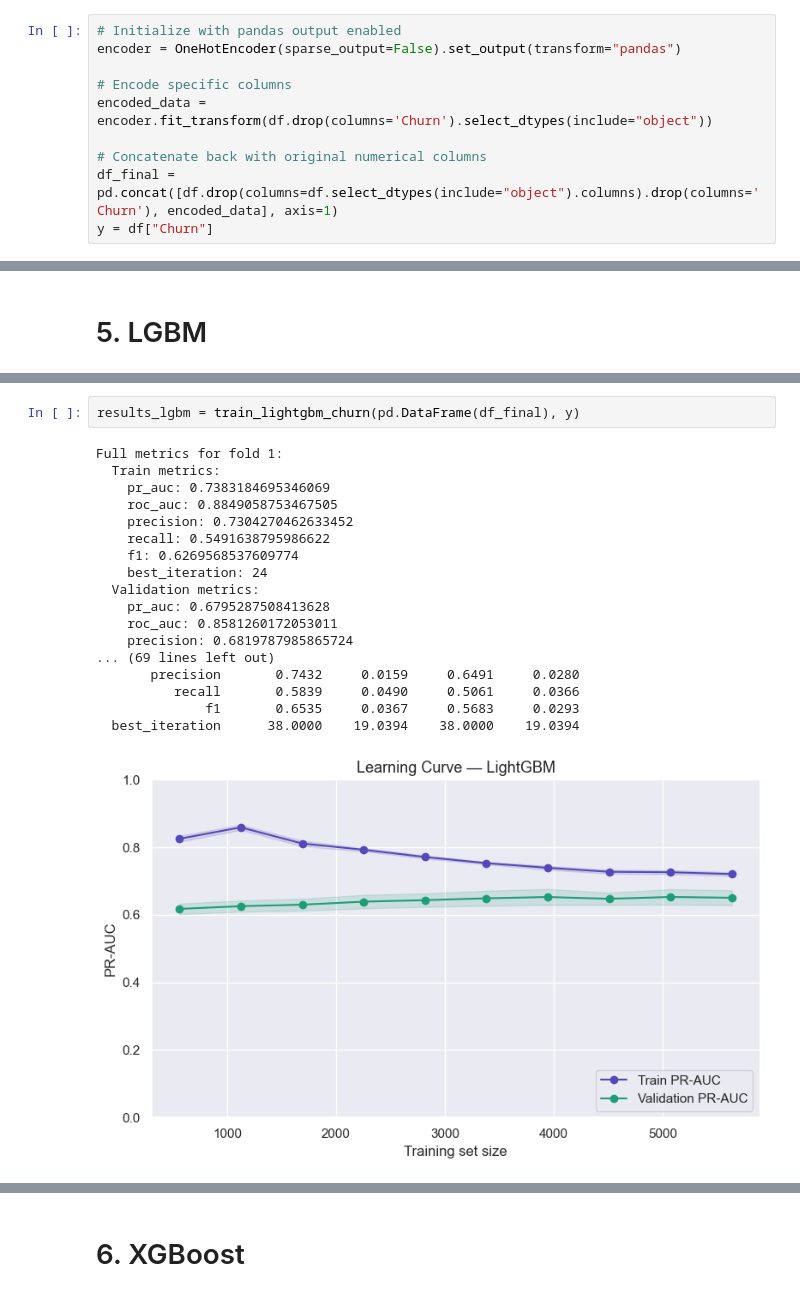
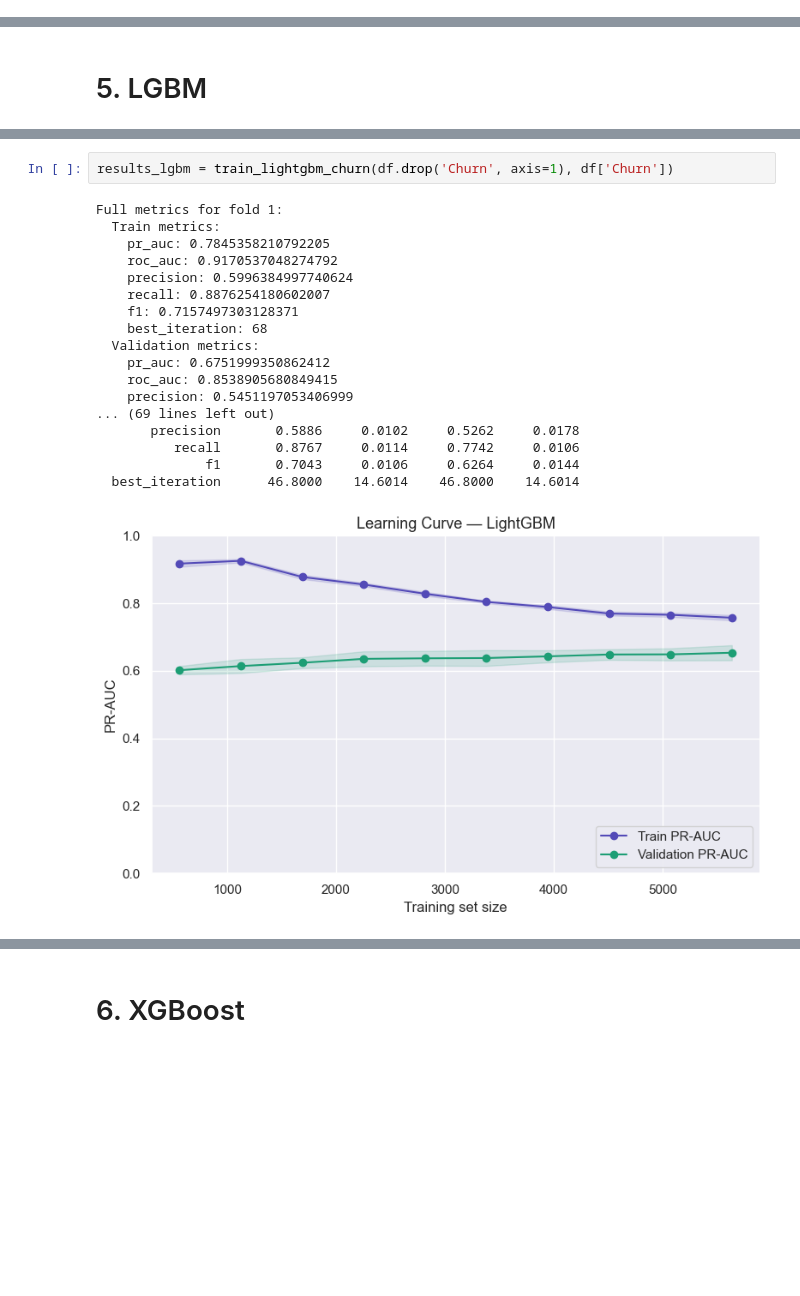
Before and after one commit to Jvsierra/churn_prediction, a Jupyter notebook: notebooks/Experiment - Predict Churn or No Churn.ipynb, the cells around one changed output, grey strips where cells are left out. Drawn from its saved outputs; the diff is of its cells as text; blank space fills up the shorter version.

```diff
--- a/notebooks/Experiment - Predict Churn or No Churn.ipynb
+++ b/notebooks/Experiment - Predict Churn or No Churn.ipynb
@@ -390,14 +444,4 @@ def train_logistic_regression_churn(
             "val_scores":   val_scores,
         },
     }
-# %%
-# Initialize with pandas output enabled
-encoder = OneHotEncoder(sparse_output=False).set_output(transform="pandas")
-
-# Encode specific columns
-encoded_data = encoder.fit_transform(df.drop(columns='Churn').select_dtypes(include="object"))
-
-# Concatenate back with original numerical columns
-df_final = pd.concat([df.drop(columns=df.select_dtypes(include="object").columns).drop(columns='Churn'), encoded_data], axis=1)
-y = df["Churn"]
 # %%
@@ -973,26 +1113,26 @@ def train_lightgbm_churn(
         },
     }
 # %%
-results_lgbm = train_lightgbm_churn(pd.DataFrame(df_final), y)
+results_lgbm = train_lightgbm_churn(df.drop('Churn', axis=1), df['Churn'])
 # %% [output]
 Full metrics for fold 1:
   Train metrics:
-    pr_auc: 0.7383184695346069
-    roc_auc: 0.8849058753467505
-    precision: 0.7304270462633452
-    recall: 0.5491638795986622
-    f1: 0.6269568537609774
-    best_iteration: 24
+    pr_auc: 0.7845358210792205
+    roc_auc: 0.9170537048274792
+    precision: 0.5996384997740624
+    recall: 0.8876254180602007
+    f1: 0.7157497303128371
+    best_iteration: 68
   Validation metrics:
-    pr_auc: 0.6795287508413628
-    roc_auc: 0.8581260172053011
-    precision: 0.6819787985865724
+    pr_auc: 0.6751999350862412
+    roc_auc: 0.8538905680849415
+    precision: 0.5451197053406999
 ... (69 lines left out)
-       precision       0.7432     0.0159     0.6491     0.0280
-          recall       0.5839     0.0490     0.5061     0.0366
-              f1       0.6535     0.0367     0.5683     0.0293
-  best_iteration      38.0000    19.0394    38.0000    19.0394
+       precision       0.5886     0.0102     0.5262     0.0178
+          recall       0.8767     0.0114     0.7742     0.0106
+              f1       0.7043     0.0106     0.6264     0.0144
+  best_iteration      46.8000    14.6014    46.8000    14.6014
-[figure, old version]
+[figure, new version]
 # %%
 results_lgbm['feature_importance_gain']
 # %% [output]
```
Also changed, not shown: parts of 17 cells of this notebook, 3 other files.
